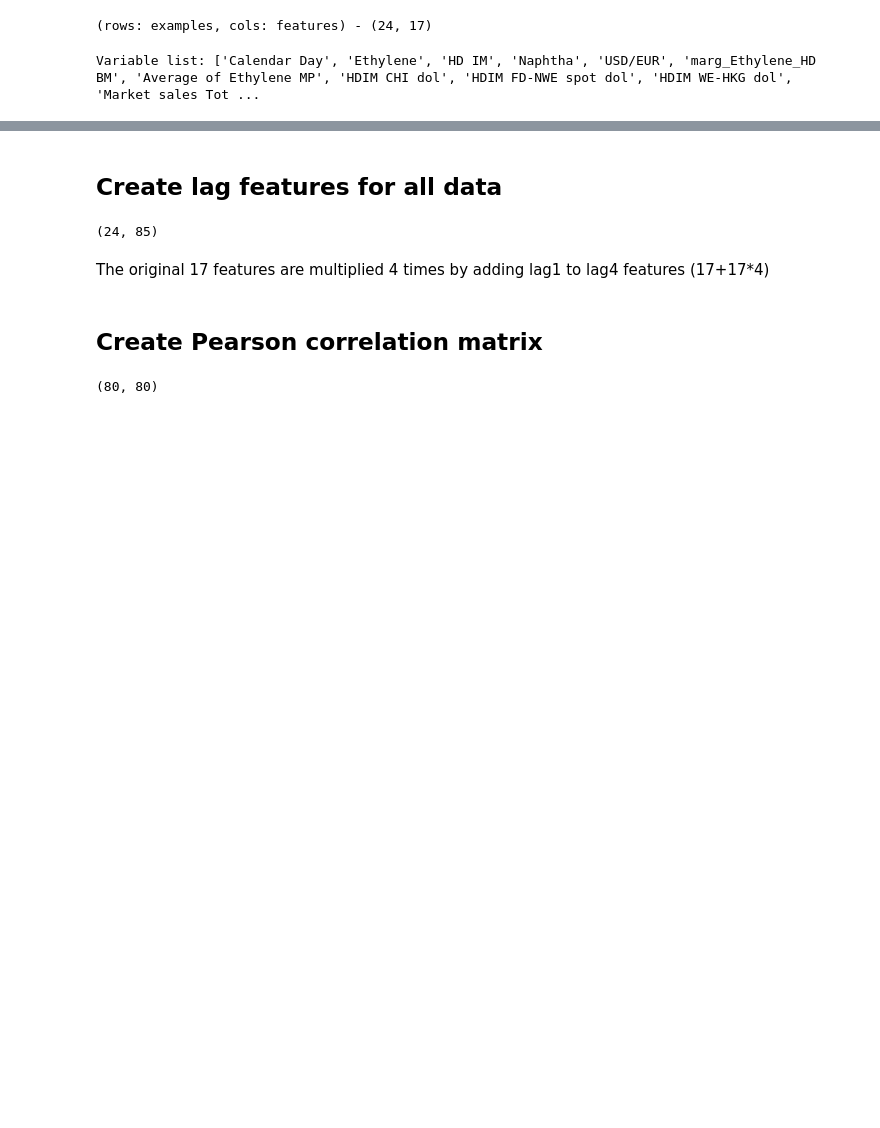
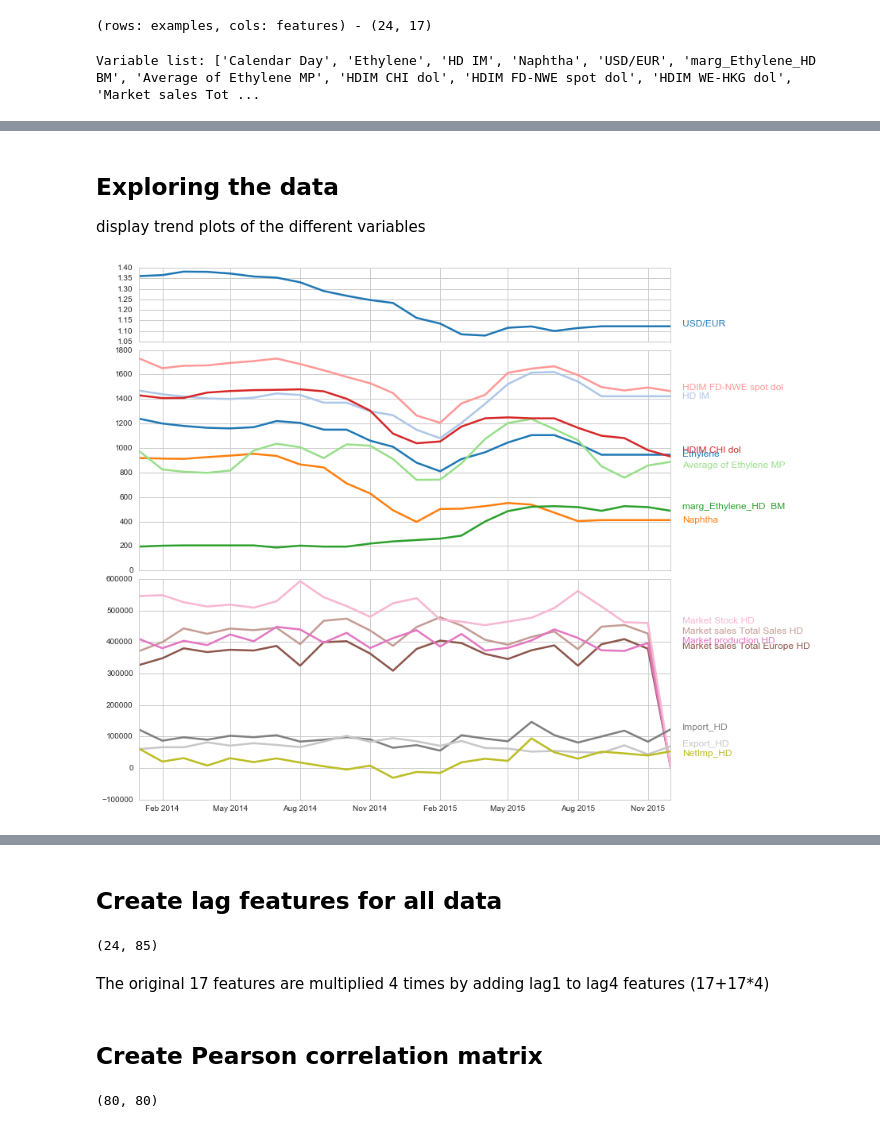
Before and after one commit to clijda/PO-Margin, a Jupyter notebook: Data Analysis PE-HD Market Drivers.ipynb, the cells around one changed output, grey strips where cells are left out. Cells and saved outputs as stored; diff of their text form; code cells hidden in the pictures; blank space fills up the shorter version.

```diff
--- a/Data Analysis PE-HD Market Drivers.ipynb
+++ b/Data Analysis PE-HD Market Drivers.ipynb
@@ -48,0 +57,52 @@ plt.show()
+# %% [markdown]
+## Exploring the data
+display trend plots of the different variables
+# %%
+# plot the data on a time scale
+sns.set_style("whitegrid")
+
+# These are the "Tableau 20" colors as RGB.
+tableau20 = [(31, 119, 180), (174, 199, 232), (255, 127, 14), (255, 187, 120),
+             (44, 160, 44), (152, 223, 138), (214, 39, 40), (255, 152, 150),
+             (148, 103, 189), (197, 176, 213), (140, 86, 75), (196, 156, 148),
+             (227, 119, 194), (247, 182, 210), (127, 127, 127), (199, 199, 199),
+             (188, 189, 34), (219, 219, 141), (23, 190, 207), (158, 218, 229)]
+
+# Scale the RGB values to the [0, 1] range, which is the format matplotlib accepts.
+for i in range(len(tableau20)):
+    r, g, b = tableau20[i]
+    tableau20[i] = (r / 255., g / 255., b / 255.)
+
+primycols = data.columns.values.tolist()[1:9]
+secoycols = data.columns.values.tolist()[10:]
+
+f, (ax1, ax2, ax3) = plt.subplots(3, 1, sharex=True,figsize=(12, 12),gridspec_kw = {'height_ratios':[1, 3, 3]})
+f.subplots_adjust(hspace=.05)
+
+col = 'USD/EUR'
+i = 0
+ax1.plot(data['Calendar Day'].values, data[col].values, lw=2.5, color=tableau20[i])
+y_pos = data[col].values[-2]
+ax1.text(data.iloc[-1]['Calendar Day']+np.timedelta64(15, 'D'), y_pos, col, fontsize=12, color=tableau20[i])
+
+for i, col in enumerate(primycols):
+    if col == 'USD/EUR':
+        pass
+    else:
+        ax2.plot(data['Calendar Day'].values, data[col].values, lw=2.5, color=tableau20[i])
+        y_pos = data[col].values[-2]- 0.5*40+5
+        ax2.text(data.iloc[-1]['Calendar Day']+np.timedelta64(15, 'D'), y_pos, col, fontsize=12, color=tableau20[i])
+
+for i, col in enumerate(secoycols):
+    ax3.plot(data['Calendar Day'].values, data[col].values, lw=2.5, color=tableau20[i+10])
+    y_pos = data[col].values[-2] - 0.5*40+5
+    if col == "Import_HD":
+        y_pos = data[col].values[-1]+ 0.5*100
+    elif col == "Export_HD":
+        y_pos = data[col].values[-1]+ 0.5*100
+    ax3.text(data.iloc[-1]['Calendar Day']+np.timedelta64(15, 'D'), y_pos, col, fontsize=12, color=tableau20[i+10])
+
+plt.show()
+#py.iplot_mpl(f,strip_style = True)
+# %% [output]
+[figure, added]
```
Also changed, not shown: parts of 12 cells of this notebook.
